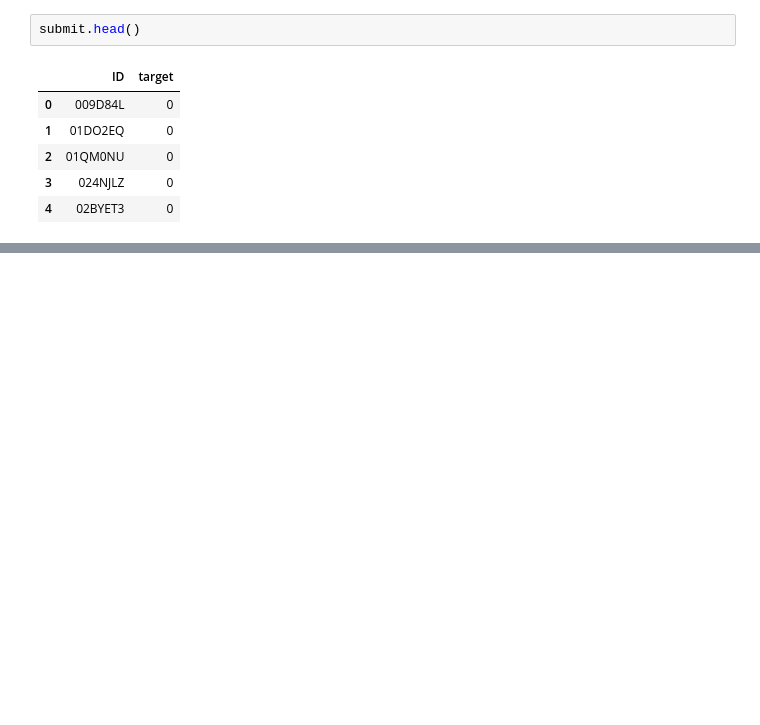
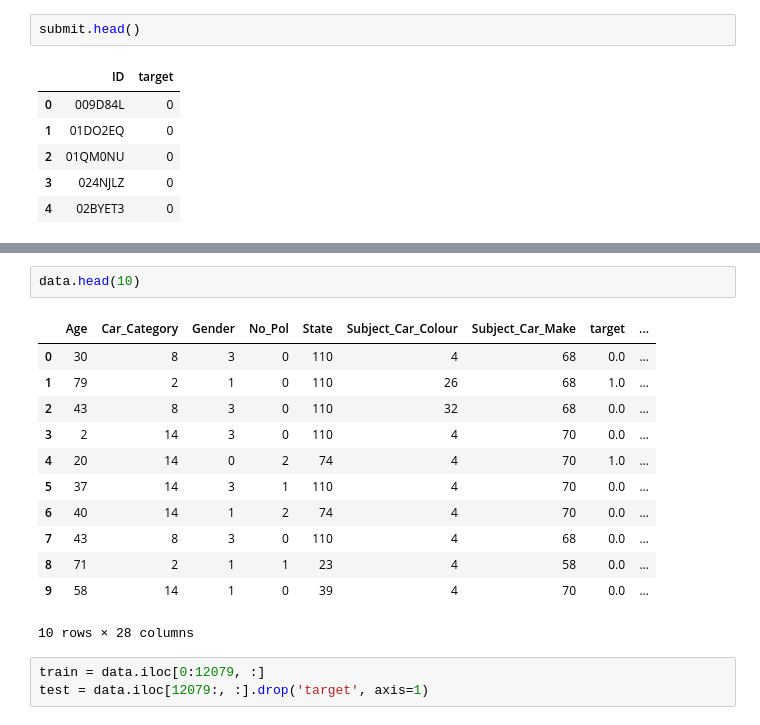
Before and after one commit to Chizzy-codes/Umoja-Hackathon, a Jupyter notebook: Umoja Hackathon Solution.ipynb, the cells around one changed output, grey strips where cells are left out. Cells and saved outputs as stored; diff of their text form; blank space fills up the shorter version.

```diff
--- a/Umoja Hackathon Solution.ipynb
+++ b/Umoja Hackathon Solution.ipynb
@@ -56,0 +516,18 @@ submit.head()
+# %%
+data.head(10)
+# %% [output]
+|  | Age | Car_Category | Gender | No_Pol | State | Subject_Car_Colour | Subject_Car_Make | target | ... |
+| 0 | 30 | 8 | 3 | 0 | 110 | 4 | 68 | 0.0 | ... |
+| 1 | 79 | 2 | 1 | 0 | 110 | 26 | 68 | 1.0 | ... |
+| 2 | 43 | 8 | 3 | 0 | 110 | 32 | 68 | 0.0 | ... |
+| 3 | 2 | 14 | 3 | 0 | 110 | 4 | 70 | 0.0 | ... |
+| 4 | 20 | 14 | 0 | 2 | 74 | 4 | 70 | 1.0 | ... |
+| 5 | 37 | 14 | 3 | 1 | 110 | 4 | 70 | 0.0 | ... |
+| 6 | 40 | 14 | 1 | 2 | 74 | 4 | 70 | 0.0 | ... |
+| 7 | 43 | 8 | 3 | 0 | 110 | 4 | 68 | 0.0 | ... |
+| 8 | 71 | 2 | 1 | 1 | 23 | 4 | 58 | 0.0 | ... |
+| 9 | 58 | 14 | 1 | 0 | 39 | 4 | 70 | 0.0 | ... |
+10 rows × 28 columns
+# %%
+train = data.iloc[0:12079, :]
+test = data.iloc[12079:, :].drop('target', axis=1)
```
Also changed, not shown: parts of 59 cells of this notebook, 1 other file.
